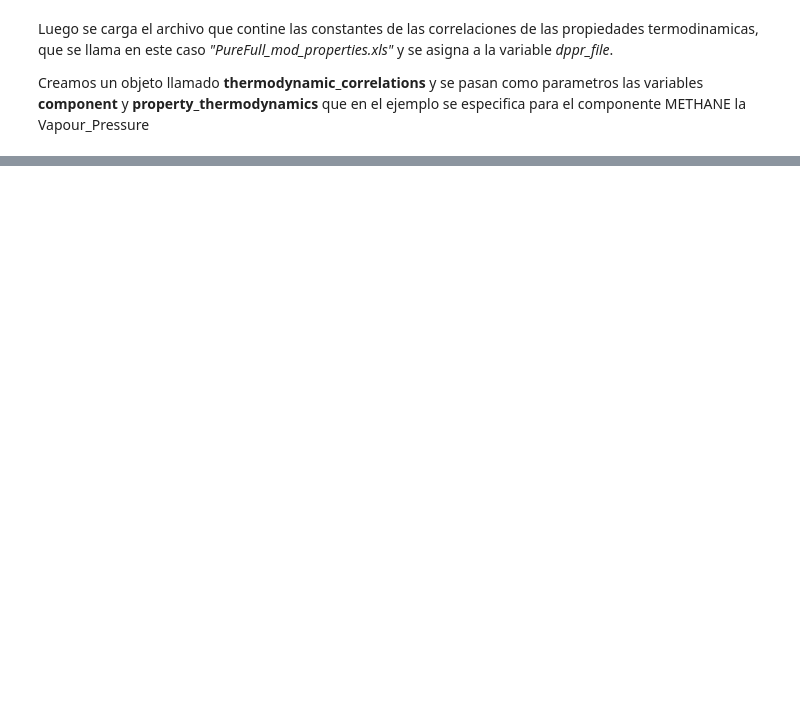
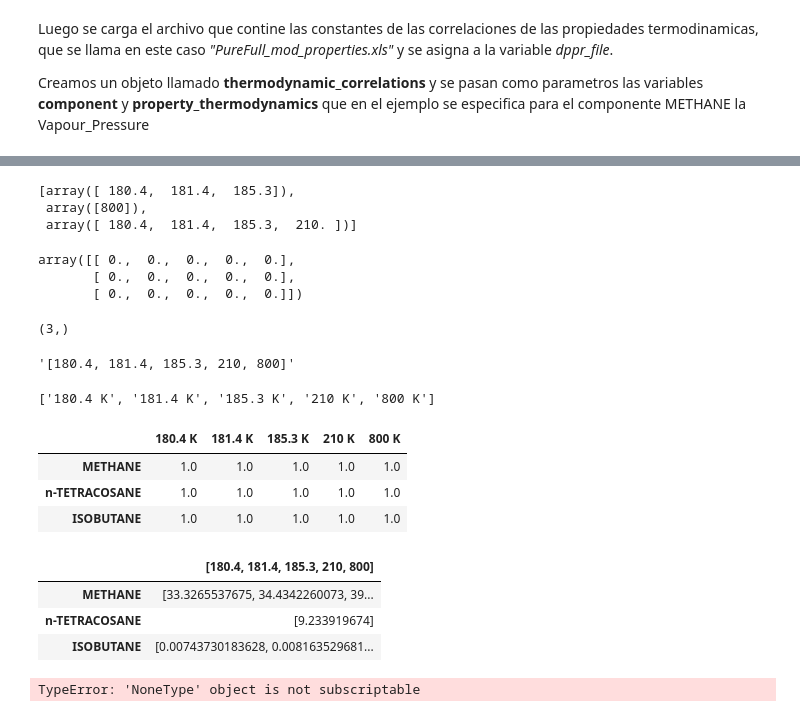
Before and after one commit to pysg/pyther, a Jupyter notebook: thermodynamic_correlations.ipynb, the cells around one changed output, grey strips where cells are left out. Drawn from its saved outputs; the diff is of its cells as text; code cells hidden in the pictures; blank space fills up the shorter version.

```diff
--- a/thermodynamic_correlations.ipynb
+++ b/thermodynamic_correlations.ipynb
@@ -133,0 +312,36 @@ log_vapour-pressure =  [15.019279954629667 15.051976476796176 15.176899339807937
+# %%
+thermodynamic_correlations.temperature_valid
+# %% [output]
+[array([ 180.4,  181.4,  185.3]),
+ array([800]),
+ array([ 180.4,  181.4,  185.3,  210. ])]
+# %%
+np.zeros([len(components), len(temperature)])
+# %% [output]
+array([[ 0.,  0.,  0.,  0.,  0.],
+       [ 0.,  0.,  0.,  0.,  0.],
+       [ 0.,  0.,  0.,  0.,  0.]])
+# %%
+np.shape(Vapour_Pressure)
+# %% [output]
+(3,)
+# %%
+str(temperature)
+# %% [output]
+'[180.4, 181.4, 185.3, 210, 800]'
+# %%
+t = [str(temp)+" K" for temp in temperature]
+t
+# %% [output]
+['180.4 K', '181.4 K', '185.3 K', '210 K', '800 K']
+# %%
+data = np.ones([3,5])
+#table = pd.DataFrame(data=data,index= components, columns=['180.4', '181.4', '185.3'])
+table = pd.DataFrame(data=data,index= components, columns=t)
+
+table
+# %% [output]
+|  | 180.4 K | 181.4 K | 185.3 K | 210 K | 800 K |
+| METHANE | 1.0 | 1.0 | 1.0 | 1.0 | 1.0 |
+| n-TETRACOSANE | 1.0 | 1.0 | 1.0 | 1.0 | 1.0 |
+| ISOBUTANE | 1.0 | 1.0 | 1.0 | 1.0 | 1.0 |
@@ -134,3 +350,14 @@ log_vapour-pressure =  [15.019279954629667 15.051976476796176 15.176899339807937
+# %%
+table_components
+# %% [output]
+|  | [180.4, 181.4, 185.3, 210, 800] |
+| METHANE | [33.3265537675, 34.4342260073, 39... |
+| n-TETRACOSANE | [9.233919674] |
+| ISOBUTANE | [0.00743730183628, 0.008163529681... |
+# %%
+thermodynamic_correlations.table_properties()
+# %% [output]
+TypeError: 'NoneType' object is not subscriptable
 # %%
 dppr_file = "PureFull_mod_properties.xls"
 
```
Also changed, not shown: parts of 49 cells of this notebook, 1 other file.
